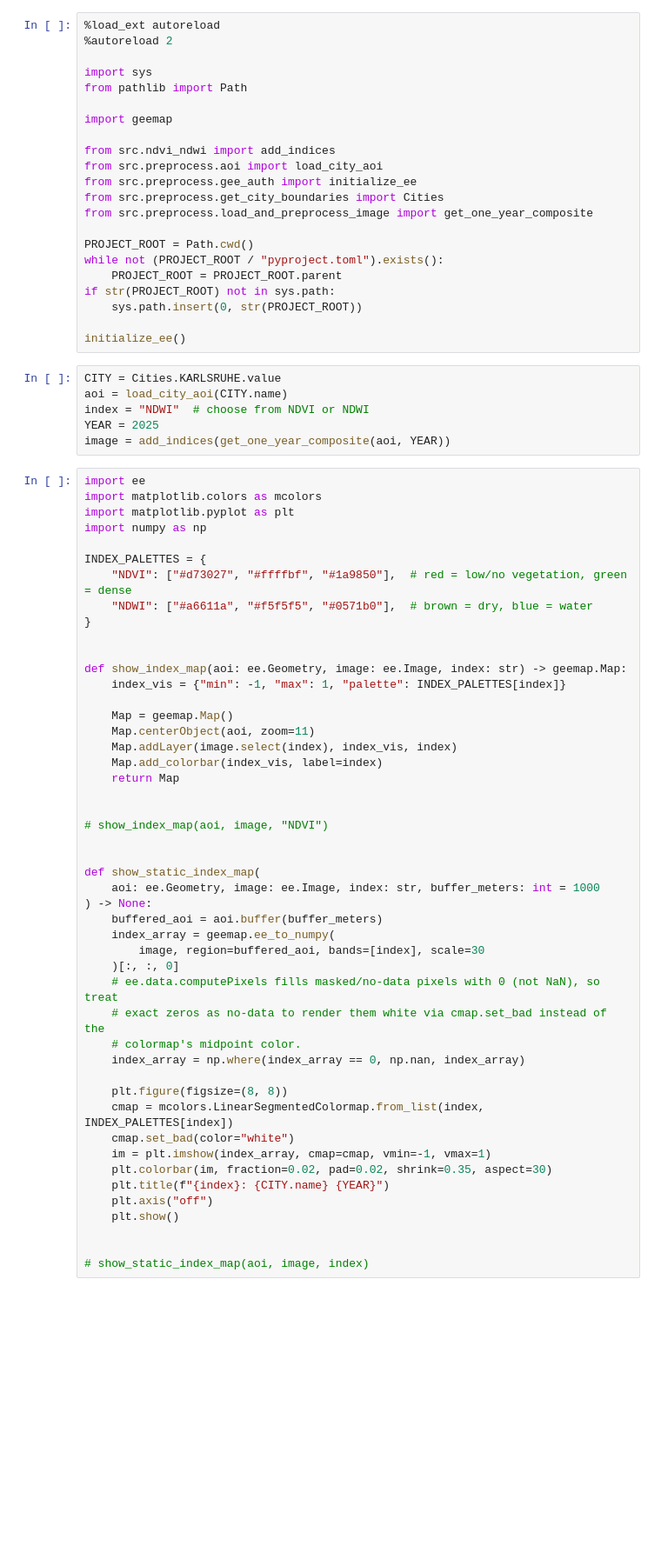
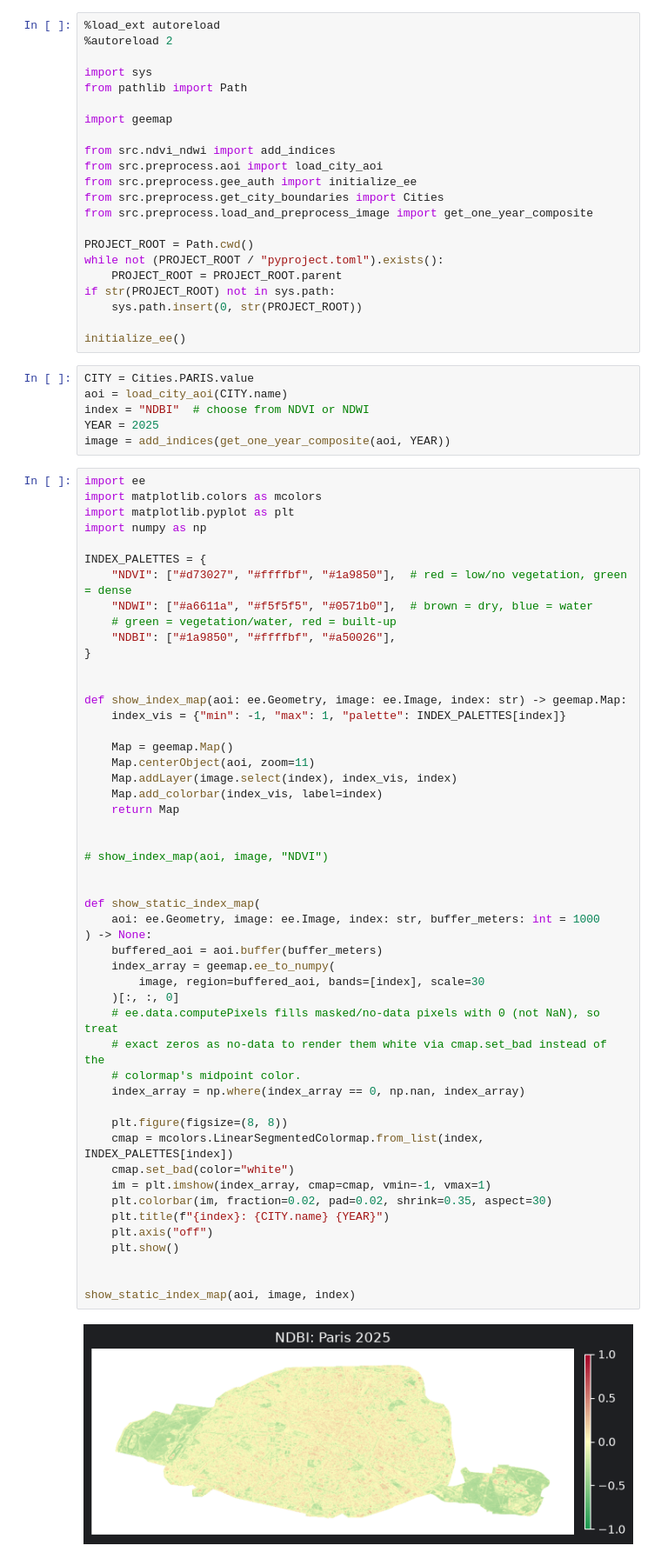
Before and after one commit to satvik007vk/city_landscape_change, a Jupyter notebook: src/visualise/visualise.ipynb, the cells around one changed output. Shown at 87% size. Saved outputs shown, nothing was run; the diff lists cells and outputs as text; blank space fills up the shorter version.

Commit message:
feat:  add NDBI analyses

```diff
--- a/src/visualise/visualise.ipynb
+++ b/src/visualise/visualise.ipynb
@@ -21,9 +21,9 @@ if str(PROJECT_ROOT) not in sys.path:
 
 initialize_ee()
 # %%
-CITY = Cities.KARLSRUHE.value
+CITY = Cities.PARIS.value
 aoi = load_city_aoi(CITY.name)
-index = "NDWI"  # choose from NDVI or NDWI
+index = "NDBI"  # choose from NDVI or NDWI
 YEAR = 2025
 image = add_indices(get_one_year_composite(aoi, YEAR))
 # %%
@@ -35,6 +35,8 @@ import numpy as np
 INDEX_PALETTES = {
     "NDVI": ["#d73027", "#ffffbf", "#1a9850"],  # red = low/no vegetation, green = dense
     "NDWI": ["#a6611a", "#f5f5f5", "#0571b0"],  # brown = dry, blue = water
+    # green = vegetation/water, red = built-up
+    "NDBI": ["#1a9850", "#ffffbf", "#a50026"],
 }
 
 
@@ -46,34 +48,36 @@ def show_index_map(aoi: ee.Geometry, image: ee.Image, index: str) -> geemap.Map:
     Map.addLayer(image.select(index), index_vis, index)
     Map.add_colorbar(index_vis, label=index)
     return Map
 
 
 # show_index_map(aoi, image, "NDVI")
 
 
 def show_static_index_map(
     aoi: ee.Geometry, image: ee.Image, index: str, buffer_meters: int = 1000
 ) -> None:
     buffered_aoi = aoi.buffer(buffer_meters)
     index_array = geemap.ee_to_numpy(
         image, region=buffered_aoi, bands=[index], scale=30
     )[:, :, 0]
     # ee.data.computePixels fills masked/no-data pixels with 0 (not NaN), so treat
     # exact zeros as no-data to render them white via cmap.set_bad instead of the
     # colormap's midpoint color.
     index_array = np.where(index_array == 0, np.nan, index_array)
 
     plt.figure(figsize=(8, 8))
     cmap = mcolors.LinearSegmentedColormap.from_list(index, INDEX_PALETTES[index])
     cmap.set_bad(color="white")
     im = plt.imshow(index_array, cmap=cmap, vmin=-1, vmax=1)
     plt.colorbar(im, fraction=0.02, pad=0.02, shrink=0.35, aspect=30)
     plt.title(f"{index}: {CITY.name} {YEAR}")
     plt.axis("off")
     plt.show()
 
 
-# show_static_index_map(aoi, image, index)
+show_static_index_map(aoi, image, index)
+# %% [output]
+[figure, added]
 # %%
 import ee
 
```
Also changed, not shown: parts of 3 cells of this notebook, 2 other files.
